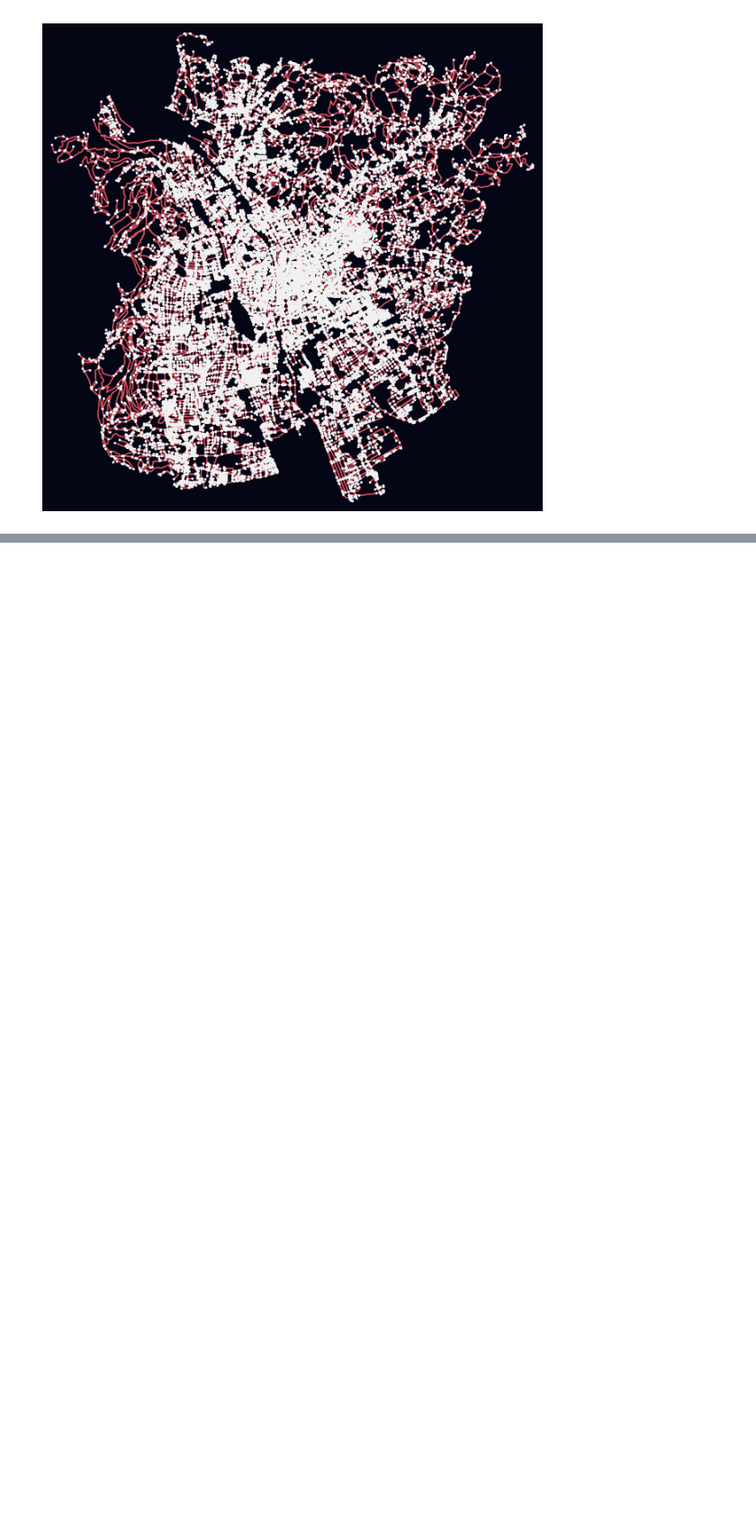
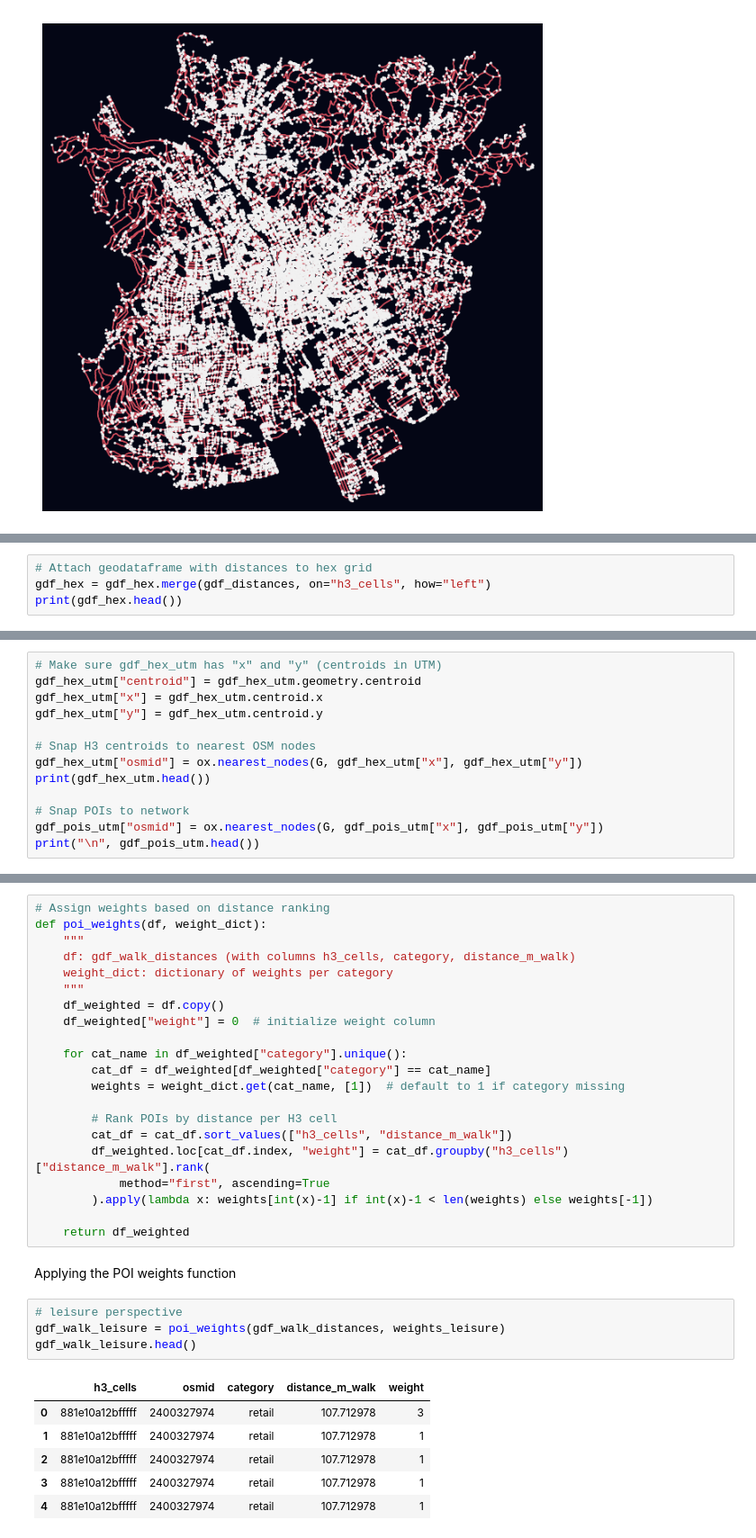
Before and after one commit to bernadettesophia/GAT2_group1_midterm_project, a Jupyter notebook: code_midterm_group1_walkability_graz.ipynb, the cells around one changed output, grey strips where cells are left out. Shown at 90% size. Drawn from its saved outputs; the diff is of its cells as text; blank space fills up the shorter version.

```diff
--- a/code_midterm_group1_walkability_graz.ipynb
+++ b/code_midterm_group1_walkability_graz.ipynb
@@ -389,0 +522,4 @@ fig, ax = ox.plot_graph(G, node_size=5, bgcolor= "#040615", node_color='#f1f1f1'
+# %%
+# Attach geodataframe with distances to hex grid
+gdf_hex = gdf_hex.merge(gdf_distances, on="h3_cells", how="left")
+print(gdf_hex.head())
@@ -389,0 +559,13 @@ fig, ax = ox.plot_graph(G, node_size=5, bgcolor= "#040615", node_color='#f1f1f1'
+# %%
+# Make sure gdf_hex_utm has "x" and "y" (centroids in UTM)
+gdf_hex_utm["centroid"] = gdf_hex_utm.geometry.centroid
+gdf_hex_utm["x"] = gdf_hex_utm.centroid.x
+gdf_hex_utm["y"] = gdf_hex_utm.centroid.y
+
+# Snap H3 centroids to nearest OSM nodes
+gdf_hex_utm["osmid"] = ox.nearest_nodes(G, gdf_hex_utm["x"], gdf_hex_utm["y"])
+print(gdf_hex_utm.head())
+
+# Snap POIs to network
+gdf_pois_utm["osmid"] = ox.nearest_nodes(G, gdf_pois_utm["x"], gdf_pois_utm["y"])
+print("\n", gdf_pois_utm.head())
@@ -389,0 +644,34 @@ fig, ax = ox.plot_graph(G, node_size=5, bgcolor= "#040615", node_color='#f1f1f1'
+# %%
+# Assign weights based on distance ranking
+def poi_weights(df, weight_dict):
+    """
+    df: gdf_walk_distances (with columns h3_cells, category, distance_m_walk)
+    weight_dict: dictionary of weights per category
+    """
+    df_weighted = df.copy()
+    df_weighted["weight"] = 0  # initialize weight column
+
+    for cat_name in df_weighted["category"].unique():
+        cat_df = df_weighted[df_weighted["category"] == cat_name]
+        weights = weight_dict.get(cat_name, [1])  # default to 1 if category missing
+
+        # Rank POIs by distance per H3 cell
+        cat_df = cat_df.sort_values(["h3_cells", "distance_m_walk"])
+        df_weighted.loc[cat_df.index, "weight"] = cat_df.groupby("h3_cells")["distance_m_walk"].rank(
+            method="first", ascending=True
+        ).apply(lambda x: weights[int(x)-1] if int(x)-1 < len(weights) else weights[-1])
+
+    return df_weighted
+# %% [markdown]
+Applying the POI weights function
+# %%
+# leisure perspective
+gdf_walk_leisure = poi_weights(gdf_walk_distances, weights_leisure)
+gdf_walk_leisure.head()
+# %% [output]
+|  | h3_cells | osmid | category | distance_m_walk | weight |
+| 0 | 881e10a12bfffff | 2400327974 | retail | 107.712978 | 3 |
+| 1 | 881e10a12bfffff | 2400327974 | retail | 107.712978 | 1 |
+| 2 | 881e10a12bfffff | 2400327974 | retail | 107.712978 | 1 |
+| 3 | 881e10a12bfffff | 2400327974 | retail | 107.712978 | 1 |
+| 4 | 881e10a12bfffff | 2400327974 | retail | 107.712978 | 1 |
```
Also changed, not shown: parts of 31 cells of this notebook, 13 other files.
